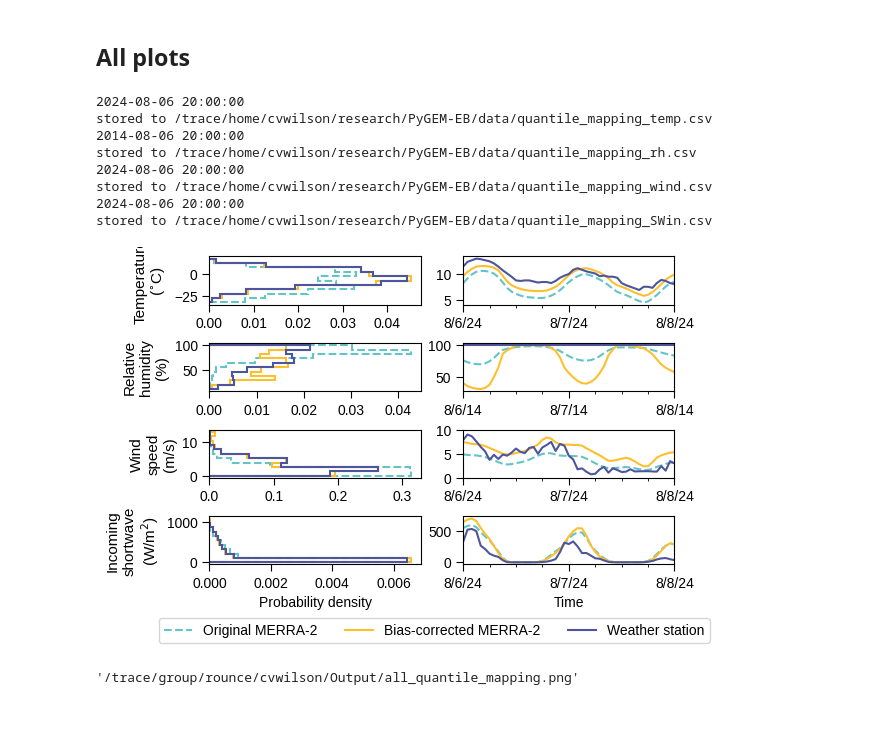
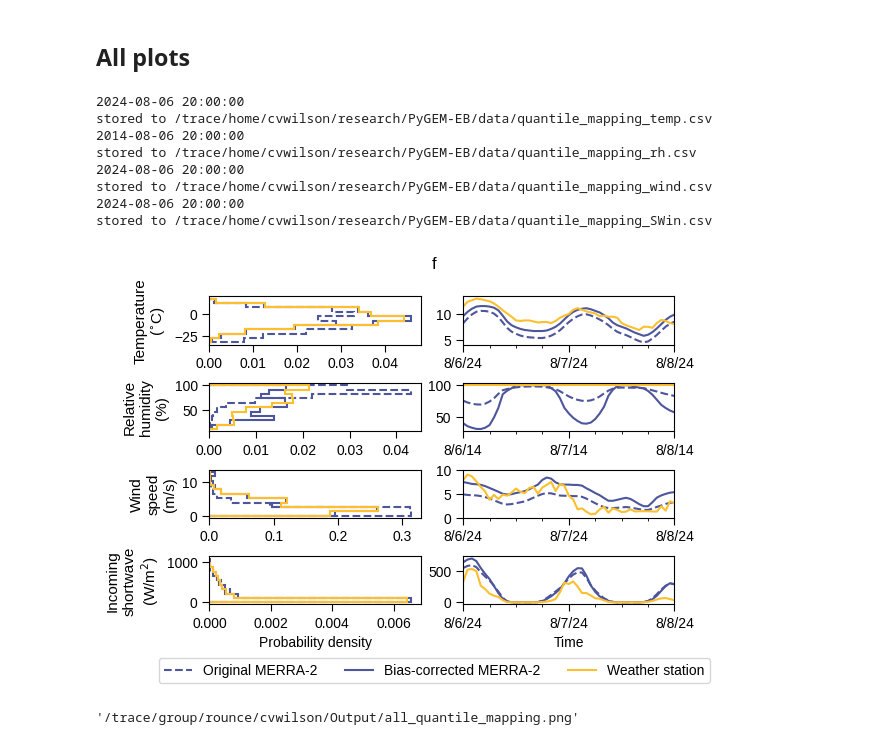
Before and after one commit to clairevwilson/PEBSI, a Jupyter notebook: figs_climate.ipynb, the cells around one changed output. Cells and saved outputs as stored; diff of their text form; code cells hidden in the pictures; blank space fills up the shorter version.

Commit message:
bias correction color change

```diff
--- a/figs_climate.ipynb
+++ b/figs_climate.ipynb
@@ -181,7 +181,7 @@ def plot_quantile(X_train, y_train, y_all, timed,
 ## BIAS ADJUSTMENTS
 ### TEMPERATURE
 # %%
-temp_MERRA2 = xr.open_dataarray(fn_MERRA.replace('VAR','T2M')).sel(lat=lat,lon=lon)
+temp_MERRA2 = xr.open_dataarray(fn_MERRA.replace('VAR','T2M')) # .sel(lat=lat,lon=lon)
 temp_nunatak = pd.read_csv(fn_nunatak,index_col='UTC_time')['site_temp_USGS']
 temp_CLAWS = pd.read_csv(fn_CLAWS,index_col=0)['temp']
 
@@ -263,7 +263,7 @@ RMSE_temp_after = np.sqrt(np.mean(np.square(y_adj_temp - X_temp)))
 # %% [markdown]
 ### INCOMING SHORTWAVE
 # %%
-SWin_MERRA2 = xr.open_dataarray(fn_MERRA.replace('VAR','SWGDN')).sel(lat=lat,lon=lon)
+SWin_MERRA2 = xr.open_dataarray(fn_MERRA.replace('VAR','SWGDN')) # .sel(lat=lat,lon=lon)
 SWin_nunatak = pd.read_csv(fn_nunatak,index_col='UTC_time')['ShortwaveIn'].astype(float)
 
 # Filter negative values
@@ -396,8 +394,8 @@ RMSE_SWin_after = np.sqrt(np.mean(np.square(y_adj_SWin - X_SWin)))
 # %% [markdown]
 ### WIND SPEED
 # %%
-uwind_MERRA2 = xr.open_dataarray(fn_MERRA.replace('VAR','U2M')).sel(lat=lat,lon=lon)
-vwind_MERRA2 = xr.open_dataarray(fn_MERRA.replace('VAR','V2M')).sel(lat=lat,lon=lon)
+uwind_MERRA2 = xr.open_dataarray(fn_MERRA.replace('VAR','U2M')) # .sel(lat=lat,lon=lon)
+vwind_MERRA2 = xr.open_dataarray(fn_MERRA.replace('VAR','V2M')) # .sel(lat=lat,lon=lon)
 wind_MERRA2 = uwind_MERRA2.copy(deep=True)
 all_wind = np.sqrt(np.square(uwind_MERRA2.values) + np.square(vwind_MERRA2.values))
 wind_MERRA2.values = all_wind
@@ -477,7 +475,7 @@ print(MAE_rh_before)
 # %% [output]
 0.10278308470426722
 # %%
-RH_MERRA2 = xr.open_dataarray(fn_MERRA.replace('VAR','RH2M')).sel(lat=lat,lon=lon)
+RH_MERRA2 = xr.open_dataarray(fn_MERRA.replace('VAR','RH2M')) # .sel(lat=lat,lon=lon)
 RH_ridge = pd.read_csv(fn_ridge,index_col='UTC_time')['RelHum']
 all_rh = RH_MERRA2.values
 
@@ -590,38 +588,38 @@ for v,var in enumerate(all_dict):
     # if v in [0, 3]:
     #     plots[v,1].set_xticks(pd.date_range(time[0], time[-1], freq='5YS'))
     # elif v in [2]:
     #     plots[v,1].set_xticks(pd.date_range(time[0], time[-1], freq='MS'))
     # elif v in [1]:
     #     plots[v,1].set_xticks(pd.date_range(time[0], time[-1], freq='2MS'))
 
 plots[-1,-2].set_xlabel('Probability density')
 plots[-1,-1].set_xlabel('Time')
 
 plots[2,1].set_yticks([0,5,10])
 
 xlabel_font = plots[2,1].xaxis.label.get_fontproperties()
 # print("X-axis font:", xlabel_font.get_name(), xlabel_font.get_size(), xlabel_font.get_weight())
-fig.suptitle('')
+fig.suptitle('f')
 
 # Add fake axis
 ax3 = fig.add_axes([0.3,-0.08,0.4,0.05])
 ax3.axis('off')
-ax3.plot(np.nan, np.nan,linestyle='--',label='Original MERRA-2',color='#63c4c7')
-ax3.plot(np.nan, np.nan,label='Bias-corrected MERRA-2',color='#fcc02e')
-ax3.plot(np.nan, np.nan,label='Weather station',color='#4D559C')
+ax3.plot(np.nan, np.nan,linestyle='--',label='Original MERRA-2',color='#4D559C')
+ax3.plot(np.nan, np.nan,label='Bias-corrected MERRA-2',color='#4D559C')
+ax3.plot(np.nan, np.nan,label='Weather station',color='#fcc02e')
 ax3.legend(ncols=3,loc='center')
 plt.savefig(store_fig_fn, dpi=300, bbox_inches='tight') # .replace('.png','_bad.png')
 plt.show()
 # %% [output]
 2024-08-06 20:00:00
 stored to /trace/home/cvwilson/research/PyGEM-EB/data/quantile_mapping_temp.csv
 2014-08-06 20:00:00
 stored to /trace/home/cvwilson/research/PyGEM-EB/data/quantile_mapping_rh.csv
 2024-08-06 20:00:00
 stored to /trace/home/cvwilson/research/PyGEM-EB/data/quantile_mapping_wind.csv
 2024-08-06 20:00:00
 stored to /trace/home/cvwilson/research/PyGEM-EB/data/quantile_mapping_SWin.csv
-[figure, old version]
+[figure, new version]
 # %%
 store_fig_fn
 # %% [output]
```
Also changed, not shown: parts of 8 cells of this notebook.
